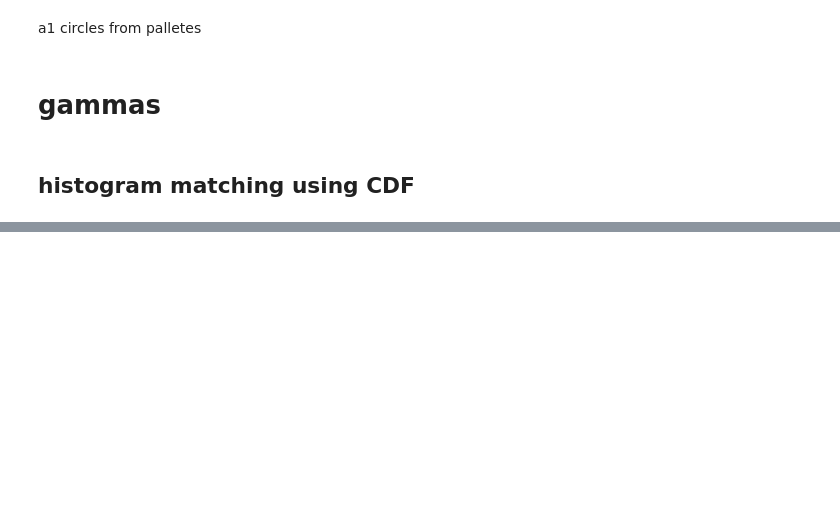
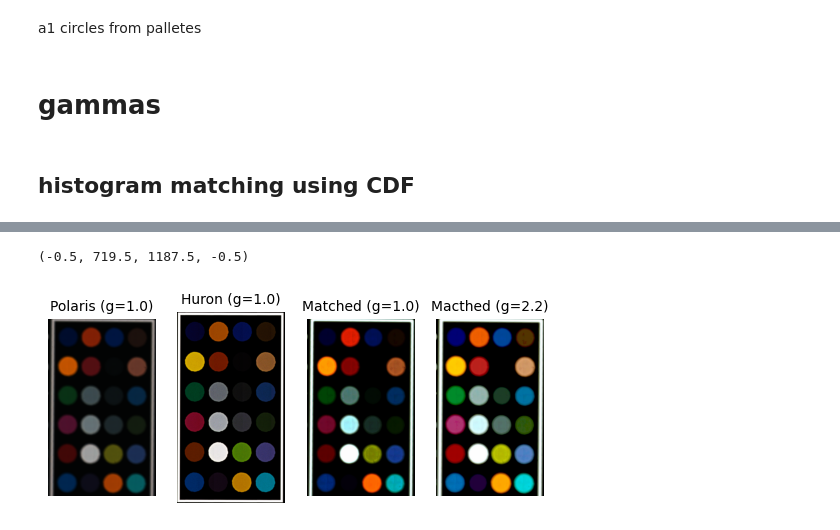
Before and after one commit to slendersold/colour_project, a Jupyter notebook: Hist_matching.ipynb, the cells around one changed output, grey strips where cells are left out. Drawn from its saved outputs; the diff is of its cells as text; code cells hidden in the pictures; blank space fills up the shorter version.

```diff
--- a/Hist_matching.ipynb
+++ b/Hist_matching.ipynb
@@ -210,0 +275,17 @@ huron_101010.shape
+# %%
+fig,axs = plt.subplots(ncols=4)
+axs[0].imshow(polaris_linear)
+axs[0].set_title('Polaris (g=1.0)', fontsize=10)
+axs[0].axis("off")
+axs[1].imshow(huron_101010)
+axs[1].set_title('Huron (g=1.0)', fontsize=10)
+axs[1].axis("off")
+axs[2].imshow(huron_reference)
+axs[2].set_title('Matched (g=1.0)', fontsize=10)
+axs[2].axis("off")
+axs[3].imshow(matched22)
+axs[3].set_title('Macthed (g=2.2)', fontsize=10)
+axs[3].axis('off')
+# %% [output]
+(-0.5, 719.5, 1187.5, -0.5)
+[figure, added]
```
Also changed, not shown: parts of 32 cells of this notebook.
